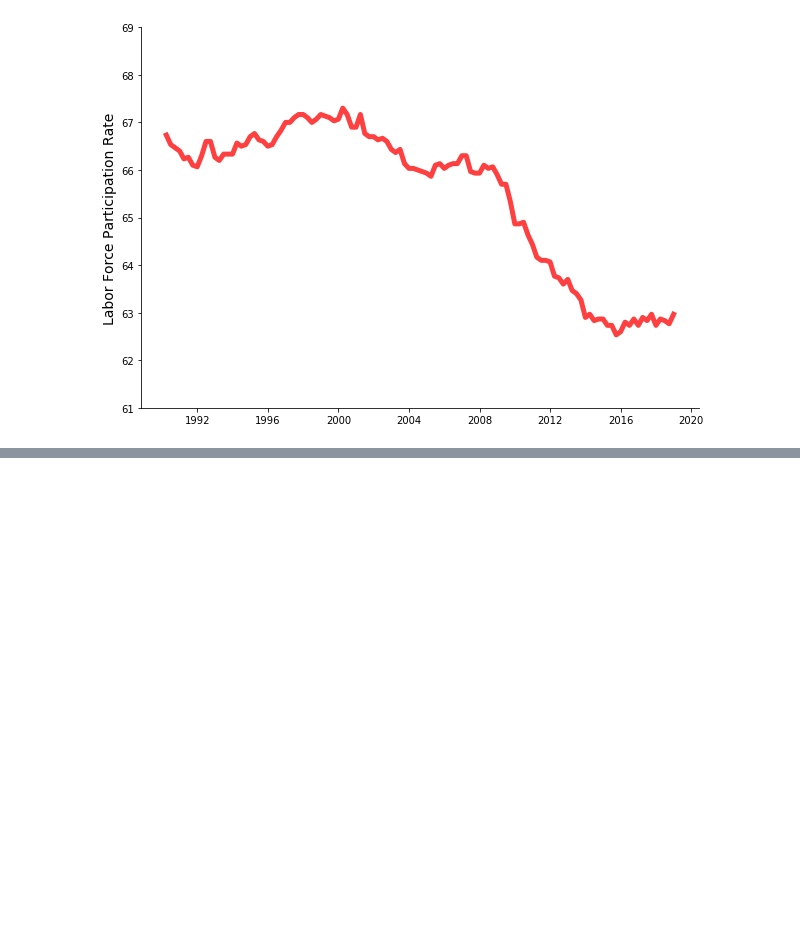
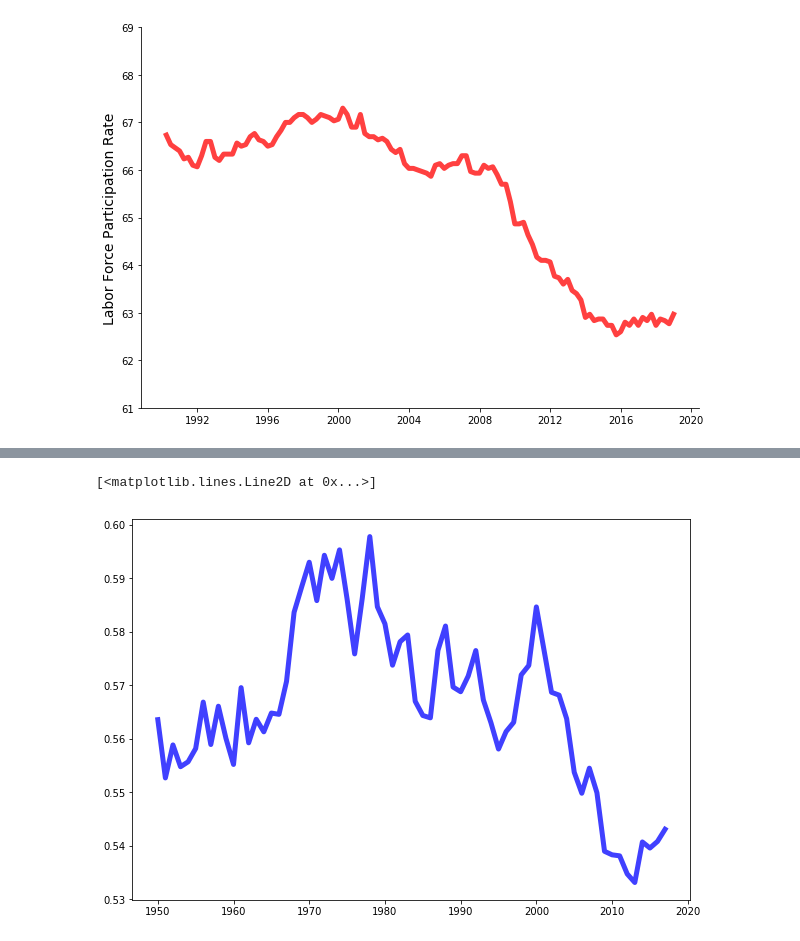
Before and after one commit to mwaugh0328/EGB, a Jupyter notebook: materials/data/data_figures_EGB.ipynb, the cells around one changed output, grey strips where cells are left out. Saved outputs shown, nothing was run; the diff lists cells and outputs as text; code cells hidden in the pictures; blank space fills up the shorter version.

Commit message:
updates to labor comp

```diff
--- a/materials/data/data_figures_EGB.ipynb
+++ b/materials/data/data_figures_EGB.ipynb
@@ -66,0 +69,6 @@ plt.show()
+# %%
+codes = ["A033RC1A027NBEA" ,"GDP"]
+# nomial gdp, imports, imports from china, constant maturity 1 year rate, cip (no energy or food)
+
+fred = data.DataReader(codes,"fred",1950)  # Then for fred, you hand it the codes
+                                            # Tell it you want to ask from FRED
@@ -66,0 +85,2 @@ plt.show()
+# %%
+fred["labor_share"] = fred.A033RC1A027NBEA / fred.GDP
@@ -66,0 +119,8 @@ plt.show()
+# %%
+fig, ax = plt.subplots(figsize = (10,7))
+
+ax.plot(fred.dropna().labor_share, color = "blue",
+        linewidth = 5, label = "Unemployment", alpha = 0.75)
+# %% [output]
+[<matplotlib.lines.Line2D at 0x...>]
+[figure, added]
```
Also changed, not shown: parts of 4 cells of this notebook, 2 other files.
